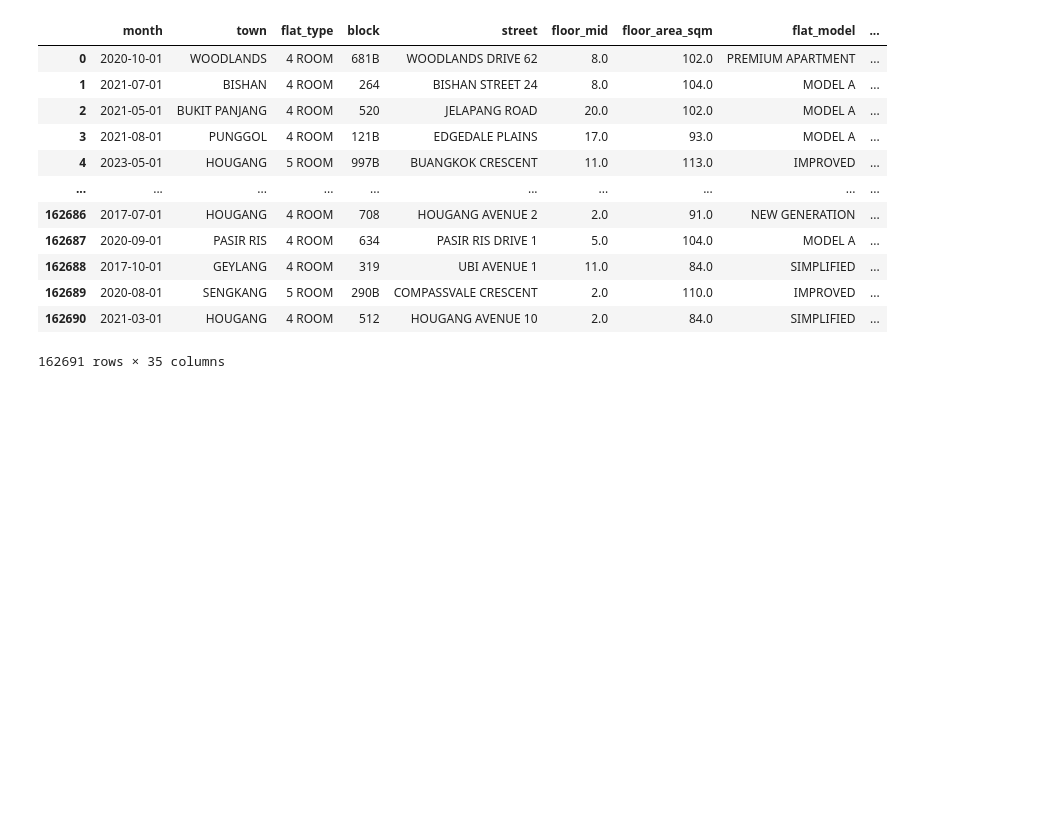
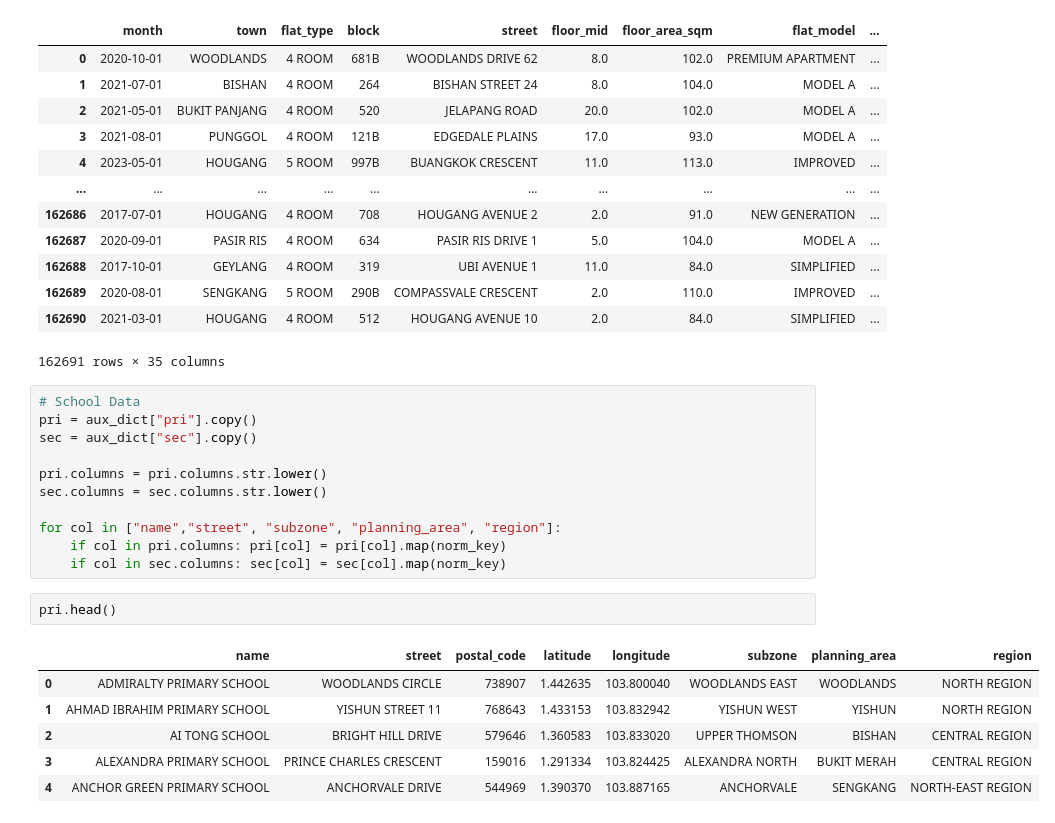
Before and after one commit to Biscuitkru/CS5228_Project, a Jupyter notebook: CS5228_Project.ipynb, the cells around one changed output. Cells and saved outputs as stored; diff of their text form; blank space fills up the shorter version.

```diff
--- a/CS5228_Project.ipynb
+++ b/CS5228_Project.ipynb
@@ -360,3 +360,23 @@ train_df
 | 162689 | 2020-08-01 | SENGKANG | 5 ROOM | 290B | COMPASSVALE CRESCENT | 2.0 | 110.0 | IMPROVED | ... |
 | 162690 | 2021-03-01 | HOUGANG | 4 ROOM | 512 | HOUGANG AVENUE 10 | 2.0 | 84.0 | SIMPLIFIED | ... |
 162691 rows × 35 columns
+# %%
+# School Data
+pri = aux_dict["pri"].copy()
+sec = aux_dict["sec"].copy()
+
+pri.columns = pri.columns.str.lower()
+sec.columns = sec.columns.str.lower()
+
+for col in ["name","street", "subzone", "planning_area", "region"]:
+    if col in pri.columns: pri[col] = pri[col].map(norm_key)
+    if col in sec.columns: sec[col] = sec[col].map(norm_key)
+# %%
+pri.head()
+# %% [output]
+|  | name | street | postal_code | latitude | longitude | subzone | planning_area | region |
+| 0 | ADMIRALTY PRIMARY SCHOOL | WOODLANDS CIRCLE | 738907 | 1.442635 | 103.800040 | WOODLANDS EAST | WOODLANDS | NORTH REGION |
+| 1 | AHMAD IBRAHIM PRIMARY SCHOOL | YISHUN STREET 11 | 768643 | 1.433153 | 103.832942 | YISHUN WEST | YISHUN | NORTH REGION |
+| 2 | AI TONG SCHOOL | BRIGHT HILL DRIVE | 579646 | 1.360583 | 103.833020 | UPPER THOMSON | BISHAN | CENTRAL REGION |
+| 3 | ALEXANDRA PRIMARY SCHOOL | PRINCE CHARLES CRESCENT | 159016 | 1.291334 | 103.824425 | ALEXANDRA NORTH | BUKIT MERAH | CENTRAL REGION |
+| 4 | ANCHOR GREEN PRIMARY SCHOOL | ANCHORVALE DRIVE | 544969 | 1.390370 | 103.887165 | ANCHORVALE | SENGKANG | NORTH-EAST REGION |
```
Also changed, not shown: parts of 5 cells of this notebook.
